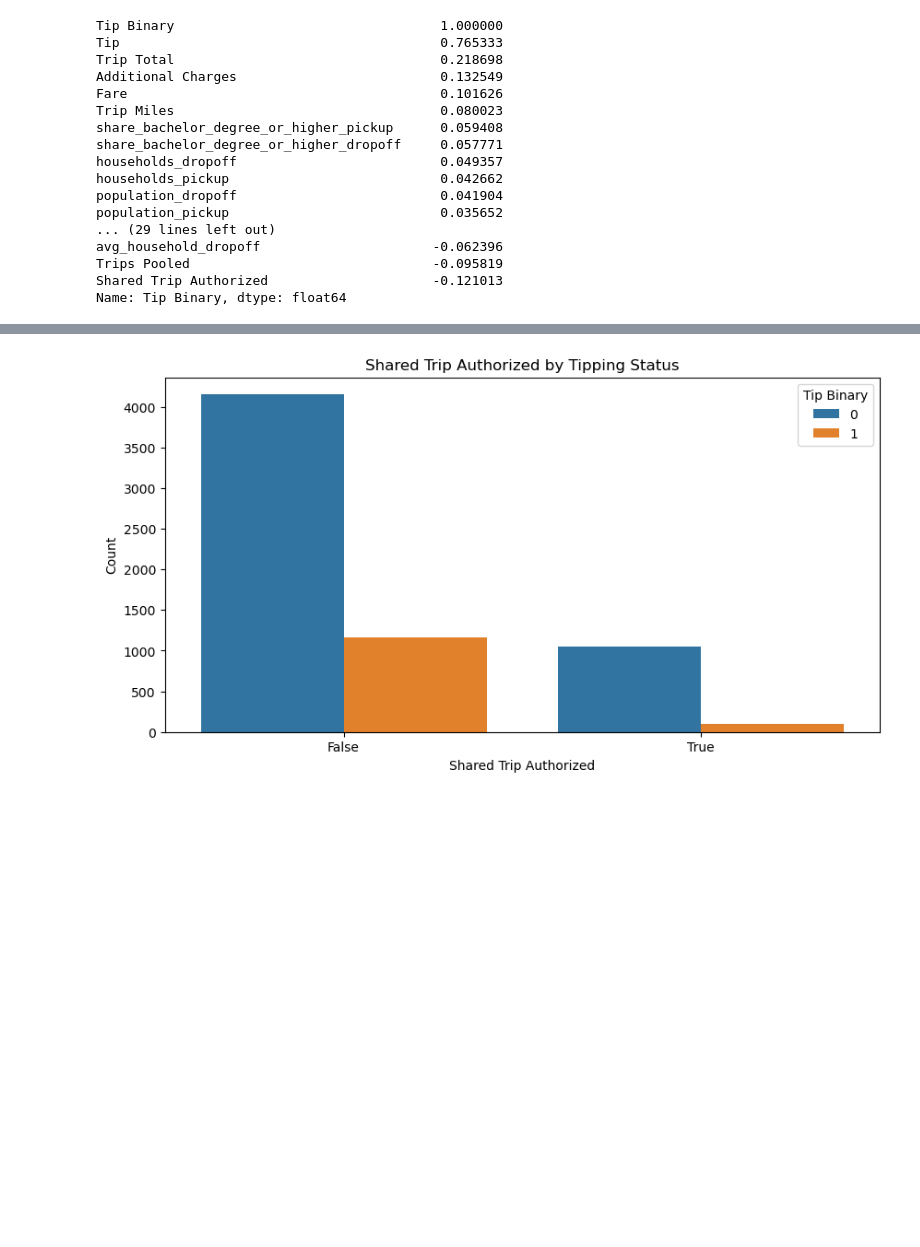
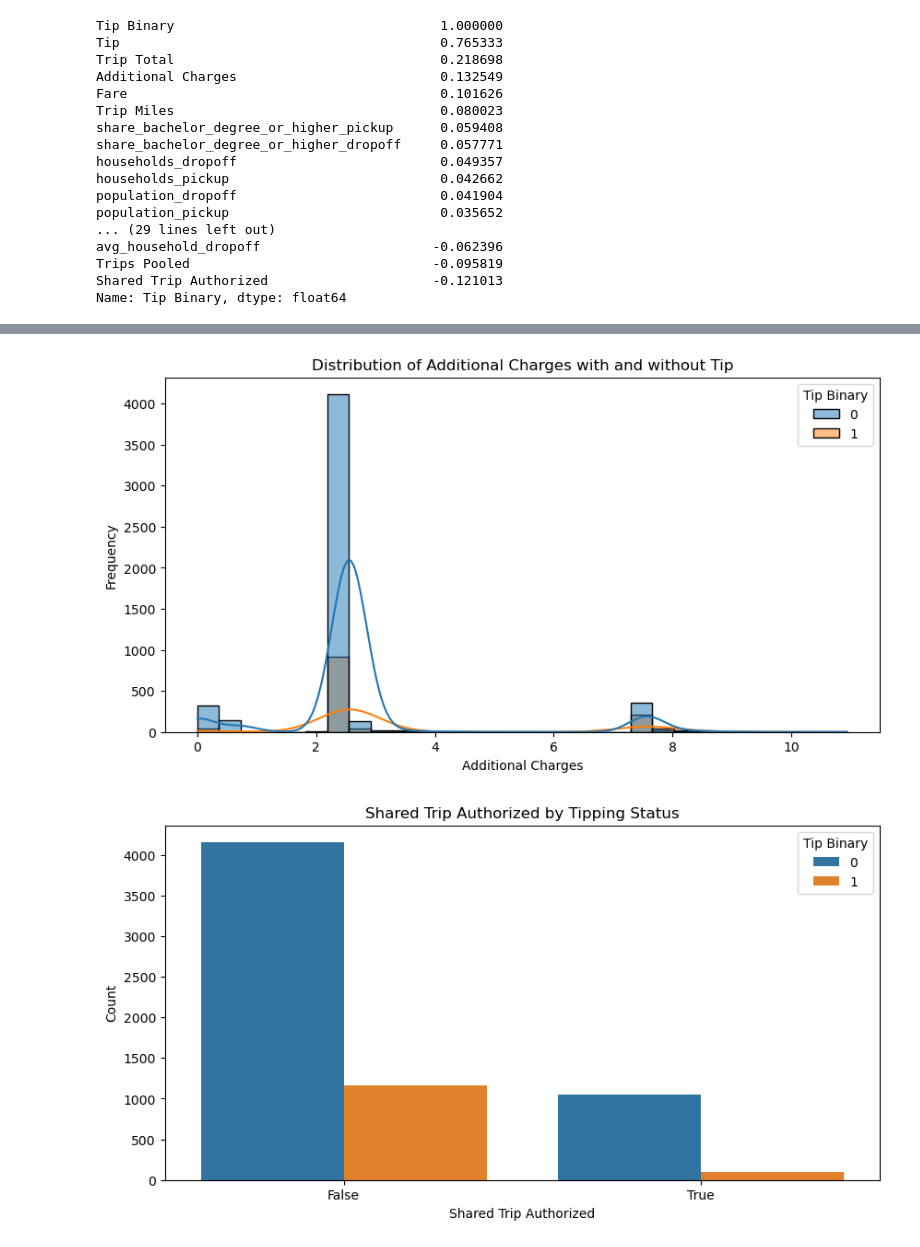
Before and after one commit to Mcha777/DSML, a Jupyter notebook: YMMMMY.ipynb, the cells around one changed output, grey strips where cells are left out. Saved outputs shown, nothing was run; the diff lists cells and outputs as text; code cells hidden in the pictures; blank space fills up the shorter version.

```diff
--- a/YMMMMY.ipynb
+++ b/YMMMMY.ipynb
@@ -458,3 +448,13 @@ plt.show()
+# %%
+# Histogram of Additional Charges with and without tip
+plt.figure(figsize=(10, 5))
+sns.histplot(data=sampled_data, x='Additional Charges', hue='Tip Binary', kde=True, bins=30)
+plt.title('Distribution of Additional Charges with and without Tip')
+plt.xlabel('Additional Charges')
+plt.ylabel('Frequency')
+plt.show()
+# %% [output]
+[figure, added]
 # %%
 # Bar plot of shared trip authorized by Tip / No Tip
 plt.figure(figsize=(10, 5))
```
Also changed, not shown: parts of 4 cells of this notebook.
